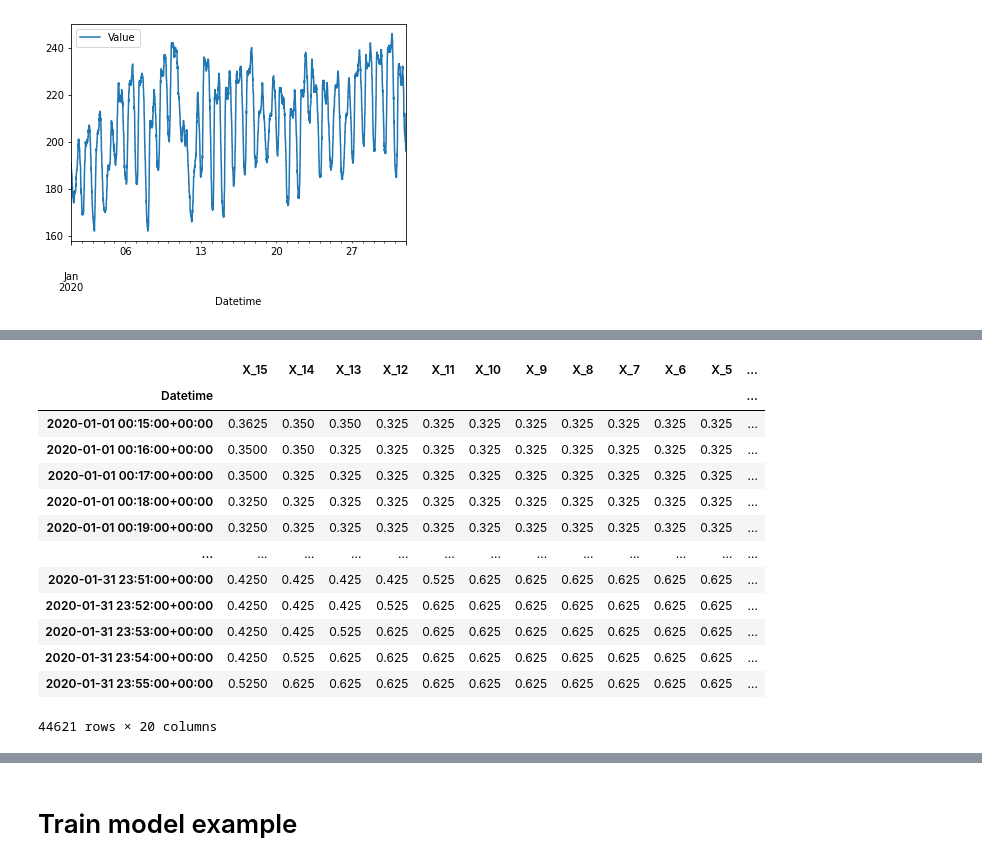
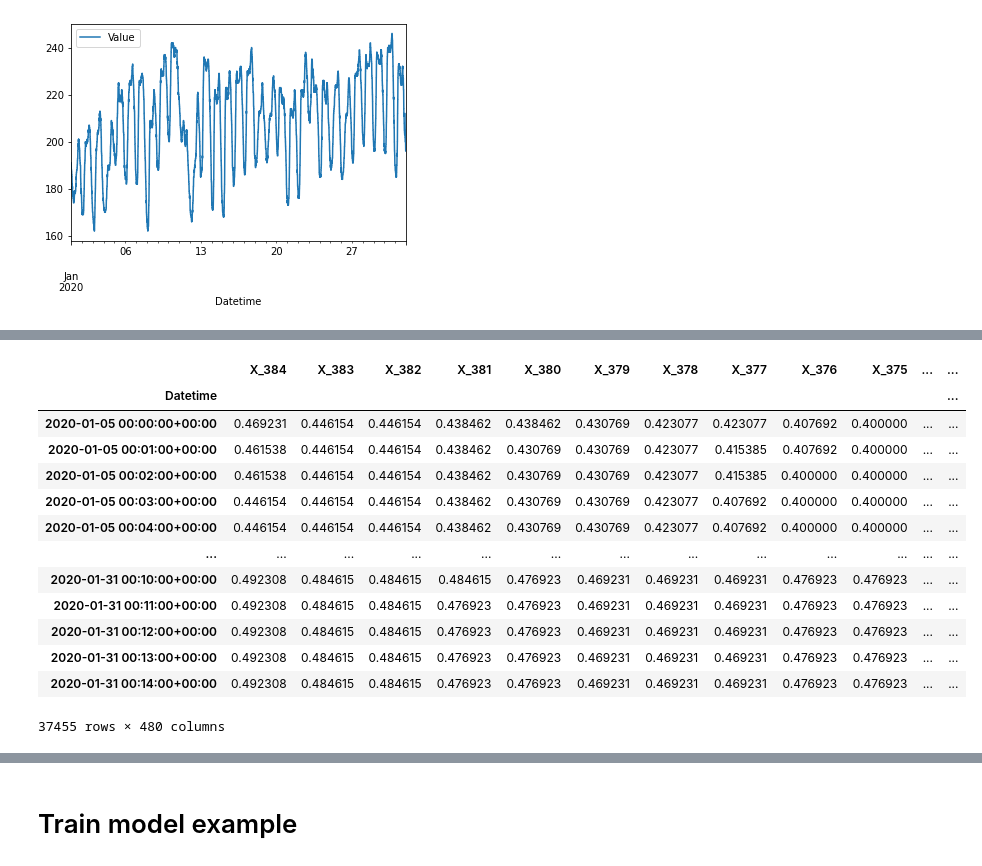
Before and after one commit to carranza96/kinetic-energy-forecasting, a Jupyter notebook: experiments/playground.ipynb, the cells around one changed output, grey strips where cells are left out. Cells and saved outputs as stored; diff of their text form; code cells hidden in the pictures.

```diff
--- a/experiments/playground.ipynb
+++ b/experiments/playground.ipynb
@@ -17,5 +7,13 @@ SCALER = 'MinMax'
 # %% [markdown]
 # Preprocessing data
+# %%
+FREQ = '1min'
+TEST_LAG = 15
+TRAIN_LAG = 15
+N_DAYS_TEST = 10
+PAST_HISTORY = 384
+FORCASTING_HORIZON = 96
+SCALER = MinMaxScaler().fit([[130.0], [260.0]])
 # %%
 df = data.read_dataframe('../data/2020-01-KE.csv')
 end_date = df.index.max()
@@ -56,7 +54,7 @@ df
 44640 rows × 1 columns
 [figure]
 # %%
-df, scaler = data.scale_features(df, scaler=SCALER, n_days_test=N_DAYS_TEST)
+df, scaler = data.scale_features(df, scaler=SCALER, n_days_test=N_DAYS_TEST, fit_scaler=False)
 df.plot()
 df
 # %% [output]
@@ -78,21 +76,21 @@ df
 # %%
-df = data.build_features(df, past_history=PAST_HISTORY, forecasting_horizon=FORCASTING_HORIZON)
+df = data.build_features(df, past_history=PAST_HISTORY, forecasting_horizon=FORCASTING_HORIZON, train_lag=TRAIN_LAG, test_lag=TEST_LAG)
 df
 # %% [output]
-|  | X_15 | X_14 | X_13 | X_12 | X_11 | X_10 | X_9 | X_8 | X_7 | X_6 | X_5 | ... |
+|  | X_384 | X_383 | X_382 | X_381 | X_380 | X_379 | X_378 | X_377 | X_376 | X_375 | ... | ... |
 | Datetime |  |  |  |  |  |  |  |  |  |  |  | ... |
-| 2020-01-01 00:15:00+00:00 | 0.3625 | 0.350 | 0.350 | 0.325 | 0.325 | 0.325 | 0.325 | 0.325 | 0.325 | 0.325 | 0.325 | ... |
-| 2020-01-01 00:16:00+00:00 | 0.3500 | 0.350 | 0.325 | 0.325 | 0.325 | 0.325 | 0.325 | 0.325 | 0.325 | 0.325 | 0.325 | ... |
-| 2020-01-01 00:17:00+00:00 | 0.3500 | 0.325 | 0.325 | 0.325 | 0.325 | 0.325 | 0.325 | 0.325 | 0.325 | 0.325 | 0.325 | ... |
-| 2020-01-01 00:18:00+00:00 | 0.3250 | 0.325 | 0.325 | 0.325 | 0.325 | 0.325 | 0.325 | 0.325 | 0.325 | 0.325 | 0.325 | ... |
-| 2020-01-01 00:19:00+00:00 | 0.3250 | 0.325 | 0.325 | 0.325 | 0.325 | 0.325 | 0.325 | 0.325 | 0.325 | 0.325 | 0.325 | ... |
+| 2020-01-05 00:00:00+00:00 | 0.469231 | 0.446154 | 0.446154 | 0.438462 | 0.438462 | 0.430769 | 0.423077 | 0.423077 | 0.407692 | 0.400000 | ... | ... |
+| 2020-01-05 00:01:00+00:00 | 0.461538 | 0.446154 | 0.446154 | 0.438462 | 0.430769 | 0.430769 | 0.423077 | 0.415385 | 0.407692 | 0.400000 | ... | ... |
+| 2020-01-05 00:02:00+00:00 | 0.461538 | 0.446154 | 0.446154 | 0.438462 | 0.430769 | 0.430769 | 0.423077 | 0.415385 | 0.400000 | 0.400000 | ... | ... |
+| 2020-01-05 00:03:00+00:00 | 0.446154 | 0.446154 | 0.446154 | 0.438462 | 0.430769 | 0.430769 | 0.423077 | 0.407692 | 0.400000 | 0.400000 | ... | ... |
+| 2020-01-05 00:04:00+00:00 | 0.446154 | 0.446154 | 0.446154 | 0.438462 | 0.430769 | 0.430769 | 0.423077 | 0.407692 | 0.400000 | 0.400000 | ... | ... |
 | ... | ... | ... | ... | ... | ... | ... | ... | ... | ... | ... | ... | ... |
-| 2020-01-31 23:51:00+00:00 | 0.4250 | 0.425 | 0.425 | 0.425 | 0.525 | 0.625 | 0.625 | 0.625 | 0.625 | 0.625 | 0.625 | ... |
-| 2020-01-31 23:52:00+00:00 | 0.4250 | 0.425 | 0.425 | 0.525 | 0.625 | 0.625 | 0.625 | 0.625 | 0.625 | 0.625 | 0.625 | ... |
-| 2020-01-31 23:53:00+00:00 | 0.4250 | 0.425 | 0.525 | 0.625 | 0.625 | 0.625 | 0.625 | 0.625 | 0.625 | 0.625 | 0.625 | ... |
-| 2020-01-31 23:54:00+00:00 | 0.4250 | 0.525 | 0.625 | 0.625 | 0.625 | 0.625 | 0.625 | 0.625 | 0.625 | 0.625 | 0.625 | ... |
-| 2020-01-31 23:55:00+00:00 | 0.5250 | 0.625 | 0.625 | 0.625 | 0.625 | 0.625 | 0.625 | 0.625 | 0.625 | 0.625 | 0.625 | ... |
+| 2020-01-31 00:10:00+00:00 | 0.492308 | 0.484615 | 0.484615 | 0.484615 | 0.476923 | 0.469231 | 0.469231 | 0.469231 | 0.476923 | 0.476923 | ... | ... |
+| 2020-01-31 00:11:00+00:00 | 0.492308 | 0.484615 | 0.484615 | 0.476923 | 0.476923 | 0.469231 | 0.469231 | 0.469231 | 0.476923 | 0.476923 | ... | ... |
+| 2020-01-31 00:12:00+00:00 | 0.492308 | 0.484615 | 0.484615 | 0.476923 | 0.476923 | 0.469231 | 0.469231 | 0.469231 | 0.476923 | 0.476923 | ... | ... |
+| 2020-01-31 00:13:00+00:00 | 0.492308 | 0.484615 | 0.484615 | 0.476923 | 0.476923 | 0.469231 | 0.469231 | 0.469231 | 0.476923 | 0.476923 | ... | ... |
+| 2020-01-31 00:14:00+00:00 | 0.492308 | 0.484615 | 0.484615 | 0.476923 | 0.476923 | 0.469231 | 0.469231 | 0.469231 | 0.476923 | 0.476923 | ... | ... |
-44621 rows × 20 columns
+37455 rows × 480 columns
 # %%
 df_train, df_test = data.split_train_test(df, end_date=end_date, n_days_test=N_DAYS_TEST)
 print('Train')
```
Also changed, not shown: parts of 9 cells of this notebook.
